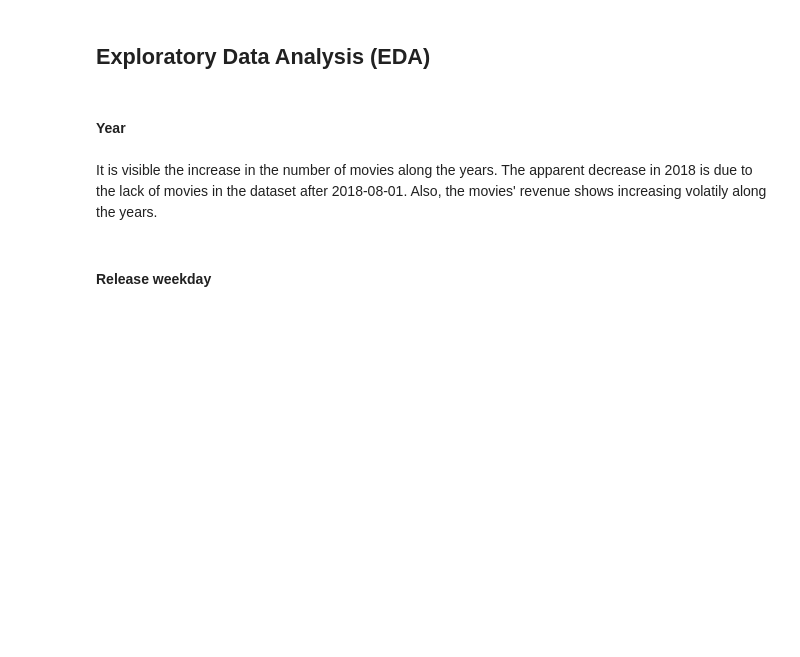
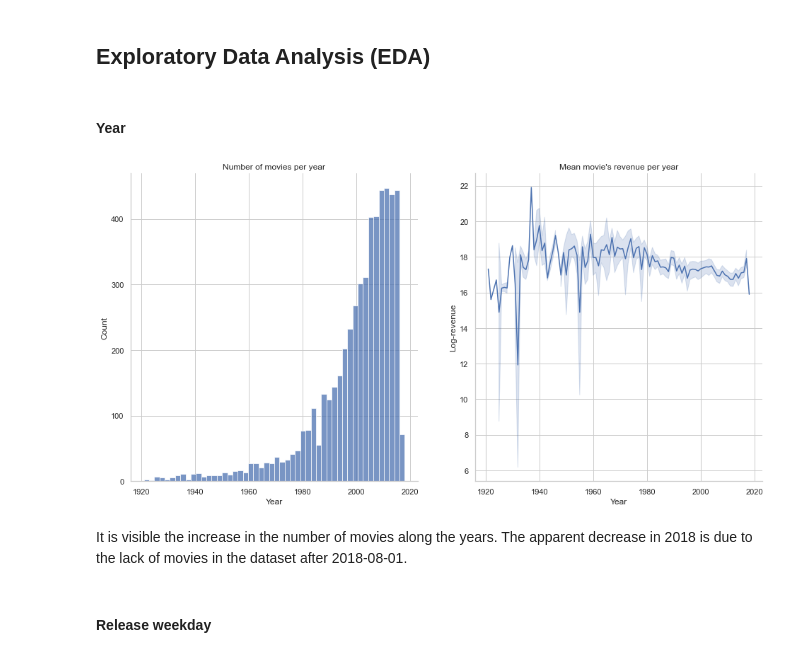
Before and after one commit to rstuckert3/movies_revenue_prediction, a Jupyter notebook: ML_project.ipynb, the cells around one changed output. Drawn from its saved outputs; the diff is of its cells as text; code cells hidden in the pictures; blank space fills up the shorter version.

```diff
--- a/ML_project.ipynb
+++ b/ML_project.ipynb
@@ -279,7 +290,11 @@ complete_df['release_date'] = pd.to_datetime(complete_df['release_date'])
 I tried also using release months instead of release quarters, but there was almost no performance improvements on cross-validation. Thus, I opted for the quarters.
 # %%
 complete_df['release_quarter'] = complete_df['release_date'].dt.quarter
+complete_df = pd.get_dummies(complete_df, columns=['release_quarter'], drop_first = True)
+complete_df['release_quarter'] = complete_df['release_date'].dt.quarter
+
 complete_df['release_weekday'] = complete_df['release_date'].dt.weekday
+complete_df['release_weekday_friday'] = complete_df['release_weekday'].apply(lambda x: int(1) if x == 4 else int(0))
 # %%
 # Monday == 0, Friday == 4, Sunday == 6
 complete_df['release_weekday'].head()
@@ -535,5 +555,3 @@ For the sake of simplicity, since about 86% of the movies are in english, we'll
-# %%
-complete_df['original_lang_en'] = complete_df['original_language'].apply(lambda x: int(1) if x == "en" else int(0))
 # %% [markdown]
 #### Status variable
 # %% [markdown]
@@ -551,14 +580,23 @@ complete_df[complete_df['status'] != 'Released'][['title','status','release_date
 # %%
 sns.set_theme(style="whitegrid")
 plt.figure(figsize=(16, 8))
 plt.subplot(1, 2, 1)
+plt.xlabel("Year")
+plt.title("Number of movies per year")
 sns.histplot(data = complete_df, x = "year")
+
 plt.subplot(1, 2, 2)
-sns.boxplot(x="year", y="ln_revenue", data=complete_df)
-plt.xticks(rotation=90)
+sns.lineplot(x="year", y="ln_revenue", data=complete_df)
 sns.despine() # Removes some of the borders
+plt.ylabel("Log-revenue")
+plt.xlabel("Year")
+plt.title("Mean movie's revenue per year")
+
+plt.show()
+# %% [output]
+[figure, added]
 # %% [markdown]
-It is visible the increase in the number of movies along the years. The apparent decrease in 2018 is due to the lack of movies in the dataset after 2018-08-01. Also, the movies' revenue shows increasing volatily along the years.
+It is visible the increase in the number of movies along the years. The apparent decrease in 2018 is due to the lack of movies in the dataset after 2018-08-01.
 # %% [markdown]
 #### Release weekday
 # %%
```
Also changed, not shown: parts of 59 cells of this notebook.
